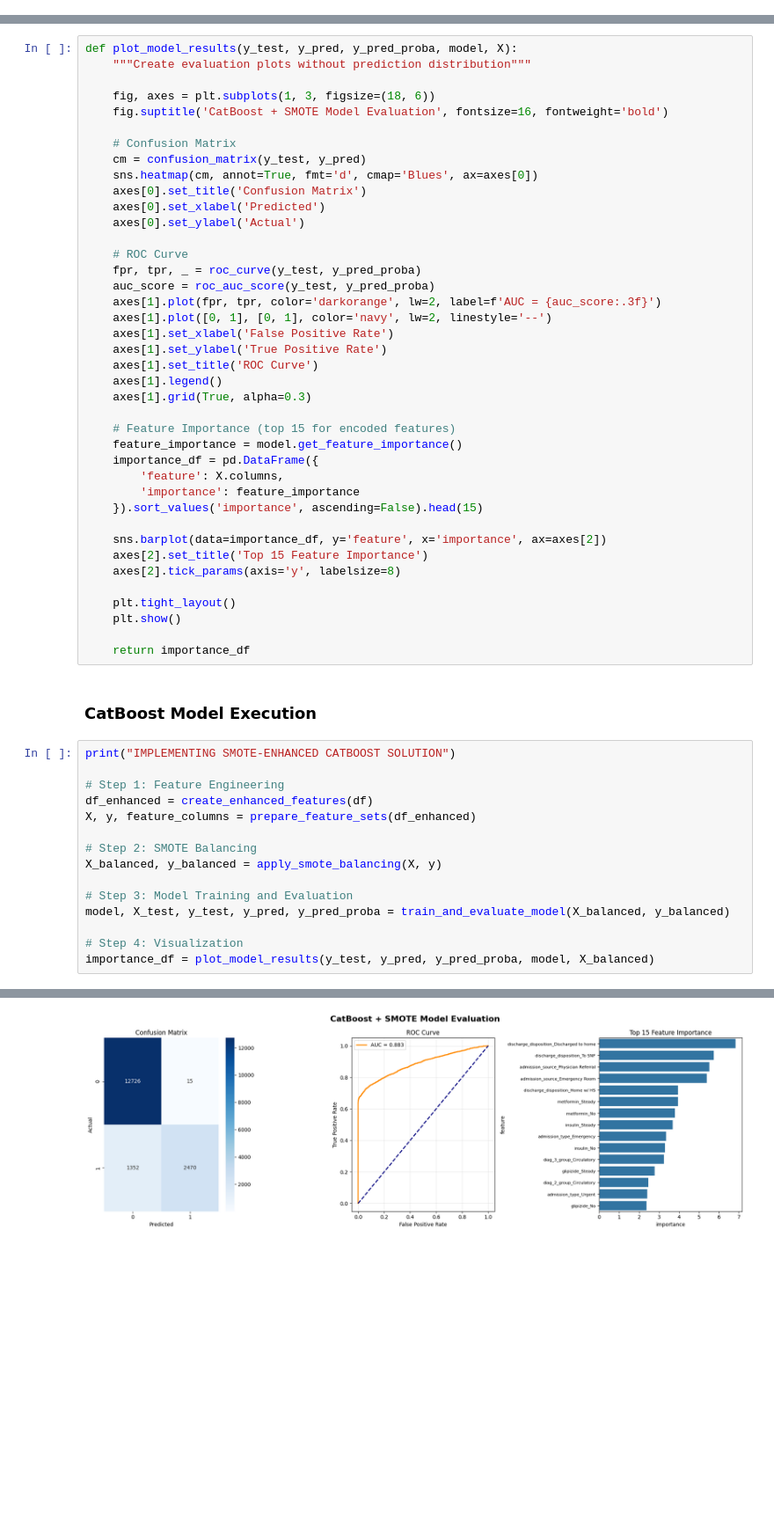
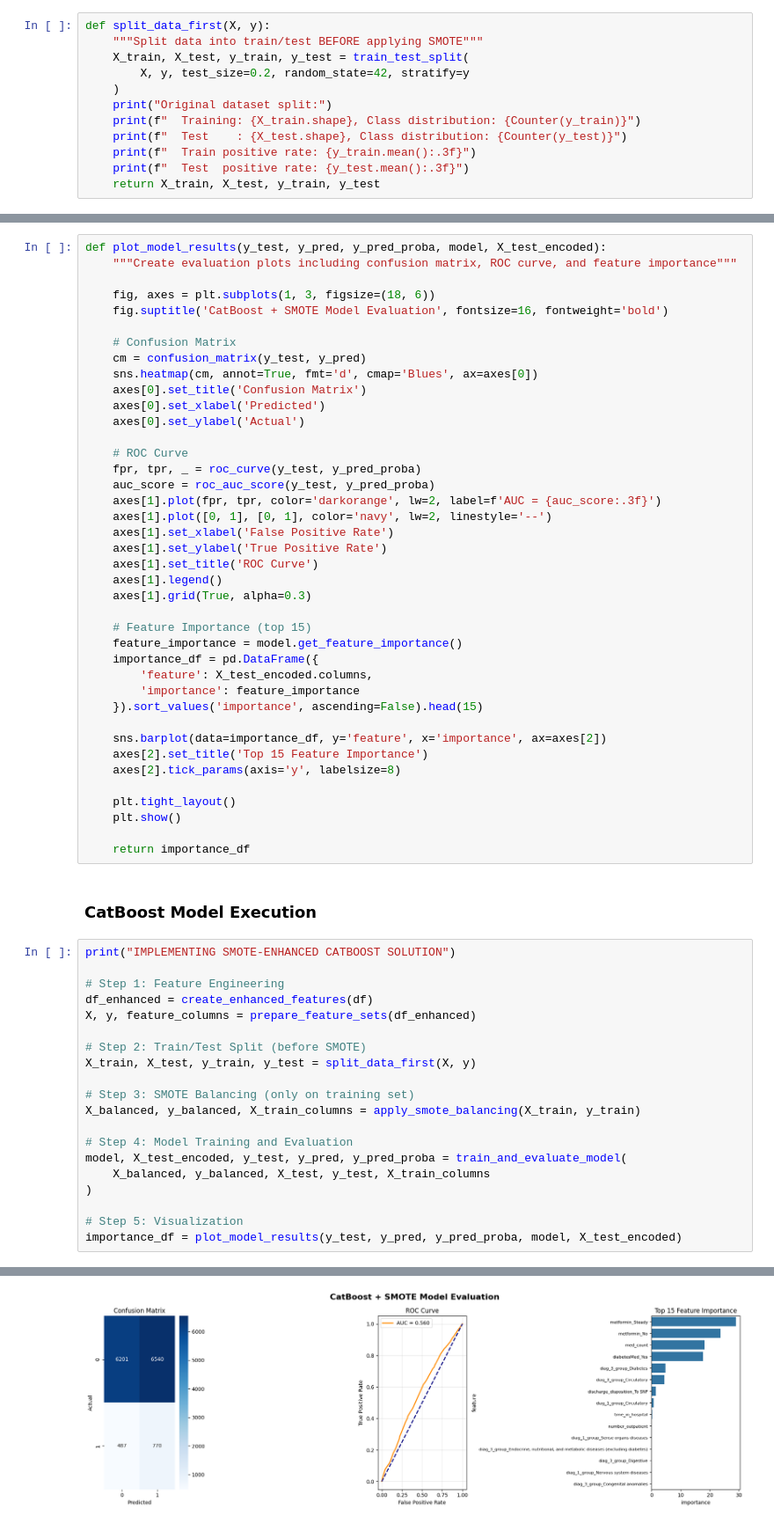
Before and after one commit to boskya/aai510-group1-diabetes-admissions, a Jupyter notebook: EDA_Diabetic_Dataset.ipynb, the cells around one changed output, grey strips where cells are left out. Shown at 88% size. Saved outputs shown, nothing was run; the diff lists cells and outputs as text; blank space fills up the shorter version.

```diff
--- a/EDA_Diabetic_Dataset.ipynb
+++ b/EDA_Diabetic_Dataset.ipynb
@@ -1108,3 +1110,15 @@ def prepare_feature_sets(df_enhanced):
+# %%
+def split_data_first(X, y):
+    """Split data into train/test BEFORE applying SMOTE"""
+    X_train, X_test, y_train, y_test = train_test_split(
+        X, y, test_size=0.2, random_state=42, stratify=y
+    )
+    print("Original dataset split:")
+    print(f"  Training: {X_train.shape}, Class distribution: {Counter(y_train)}")
+    print(f"  Test    : {X_test.shape}, Class distribution: {Counter(y_test)}")
+    print(f"  Train positive rate: {y_train.mean():.3f}")
+    print(f"  Test  positive rate: {y_test.mean():.3f}")
+    return X_train, X_test, y_train, y_test
 # %% [markdown]
 ### SMOTE SAMPLING - Function (Managing highly imbalance data)
 # %%
@@ -1212,8 +1226,8 @@ def train_and_evaluate_model(X, y):
 # %% [markdown]
 ### Plot Model Results - Function
 # %%
-def plot_model_results(y_test, y_pred, y_pred_proba, model, X):
-    """Create evaluation plots without prediction distribution"""
+def plot_model_results(y_test, y_pred, y_pred_proba, model, X_test_encoded):
+    """Create evaluation plots including confusion matrix, ROC curve, and feature importance"""
 
     fig, axes = plt.subplots(1, 3, figsize=(18, 6))
     fig.suptitle('CatBoost + SMOTE Model Evaluation', fontsize=16, fontweight='bold')
@@ -1236,10 +1250,10 @@ def plot_model_results(y_test, y_pred, y_pred_proba, model, X):
     axes[1].legend()
     axes[1].grid(True, alpha=0.3)
 
-    # Feature Importance (top 15 for encoded features)
+    # Feature Importance (top 15)
     feature_importance = model.get_feature_importance()
     importance_df = pd.DataFrame({
-        'feature': X.columns,
+        'feature': X_test_encoded.columns,
         'importance': feature_importance
     }).sort_values('importance', ascending=False).head(15)
 
@@ -1260,14 +1274,19 @@ print("IMPLEMENTING SMOTE-ENHANCED CATBOOST SOLUTION")
 df_enhanced = create_enhanced_features(df)
 X, y, feature_columns = prepare_feature_sets(df_enhanced)
 
-# Step 2: SMOTE Balancing
-X_balanced, y_balanced = apply_smote_balancing(X, y)
+# Step 2: Train/Test Split (before SMOTE)
+X_train, X_test, y_train, y_test = split_data_first(X, y)
 
-# Step 3: Model Training and Evaluation
-model, X_test, y_test, y_pred, y_pred_proba = train_and_evaluate_model(X_balanced, y_balanced)
+# Step 3: SMOTE Balancing (only on training set)
+X_balanced, y_balanced, X_train_columns = apply_smote_balancing(X_train, y_train)
 
-# Step 4: Visualization
-importance_df = plot_model_results(y_test, y_pred, y_pred_proba, model, X_balanced)
+# Step 4: Model Training and Evaluation
+model, X_test_encoded, y_test, y_pred, y_pred_proba = train_and_evaluate_model(
+    X_balanced, y_balanced, X_test, y_test, X_train_columns
+)
+
+# Step 5: Visualization
+importance_df = plot_model_results(y_test, y_pred, y_pred_proba, model, X_test_encoded)
 # %% [output]
 IMPLEMENTING SMOTE-ENHANCED CATBOOST SOLUTION
 ==================================================
@@ -1289 +1308 @@ weighted avg       0.92      0.92      0.91     16563
-[figure, old version]
+[figure, new version]
```
Also changed, not shown: parts of 4 cells of this notebook, 7 other files.
